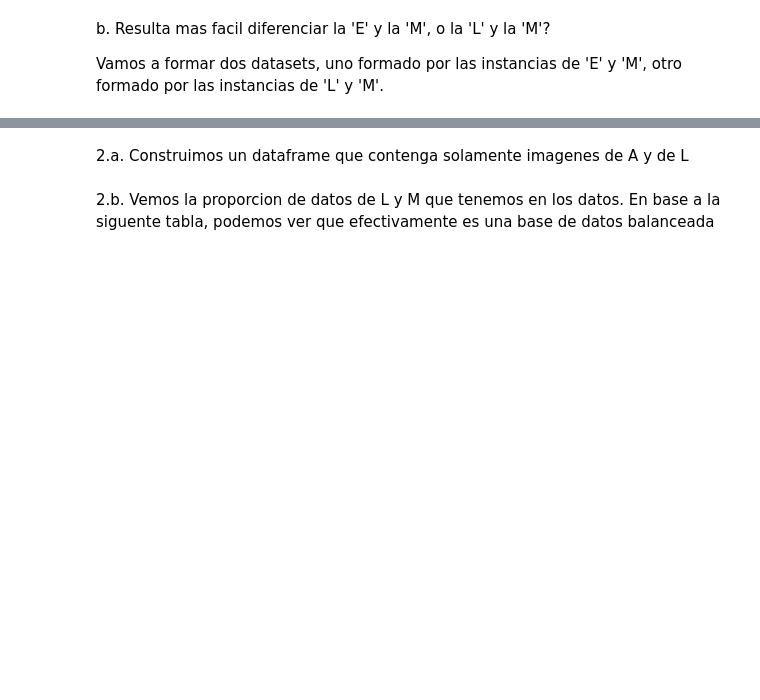
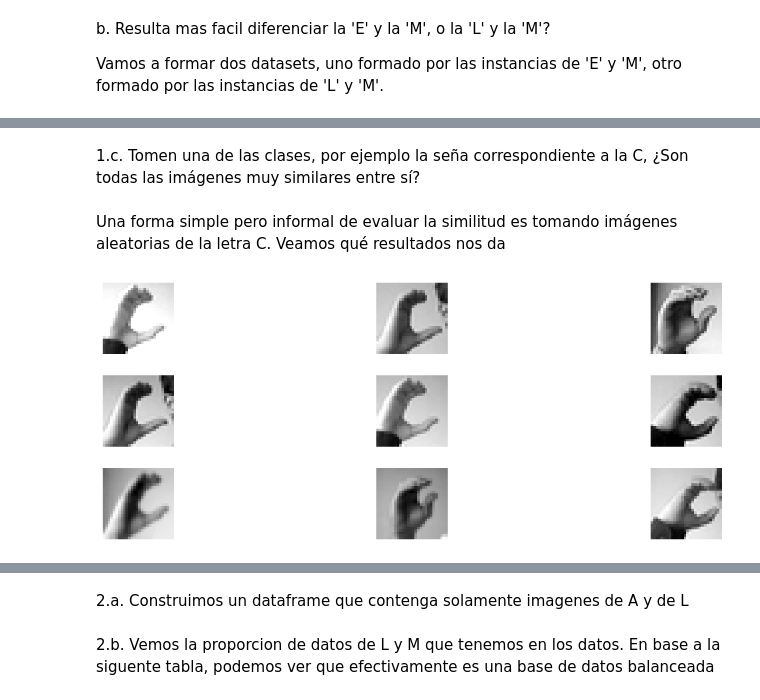
Before and after one commit to lucasGalliCasado/TP2LaboDeDatos, a Jupyter notebook: tp2.ipynb, the cells around one changed output, grey strips where cells are left out. Cells and saved outputs as stored; diff of their text form; code cells hidden in the pictures; blank space fills up the shorter version.

```diff
--- a/tp2.ipynb
+++ b/tp2.ipynb
@@ -160,11 +161,0 @@ P.D. Los heatmaps utilizados son equivalentes a graficos de barra, decidimos no
-# %%
-def randomLetras(n):
-    listaTablaLetrasC = datos[datos['label'] == 2]
-
-    for _ in range(n):
-        j = random.randint(0, 1141)  # Assuming there are 1142 instances with label 2
-        image_data = listaTablaLetrasC.iloc[j, 1:].values.reshape(28, 28)
-
-        plt.matshow(image_data, cmap="gray")
-        plt.show()
-randomLetras(3)
@@ -174,0 +258,33 @@ randomLetras(3)
+# %% [markdown]
+1.c. Tomen una de las clases, por ejemplo la seña correspondiente a la C,
+¿Son todas las imágenes muy similares entre sí?
+# %% [markdown]
+Una forma simple pero informal de evaluar la similitud es tomando imágenes aleatorias de la letra C. Veamos qué resultados nos da
+# %%
+
+def randomLetras(n):
+    listaTablaLetrasC = datos[datos['label'] == 2]
+
+    # Calculate the number of rows and columns based on the number of images
+    num_rows = int(np.ceil(n / 3))
+    num_cols = min(3, n)
+
+    # Create subplots with adjusted layout
+    fig, axs = plt.subplots(num_rows, num_cols, figsize=(15, 5), gridspec_kw={'hspace': 0.3})
+
+    for i in range(num_rows):
+        for j in range(num_cols):
+            if i * num_cols + j < n:
+                # Randomly select an image
+                index = random.randint(0, len(listaTablaLetrasC) - 1)
+                image_data = listaTablaLetrasC.iloc[index, 1:].values.reshape(28, 28)
+
+                # Plot the image
+                axs[i, j].matshow(image_data, cmap="gray")
+                axs[i, j].axis('off')  # Turn off axis labels
+
+    plt.show()
+
+randomLetras(9)  # Change the number as needed
+# %% [output]
+[figure, added]
```
Also changed, not shown: parts of 30 cells of this notebook.
